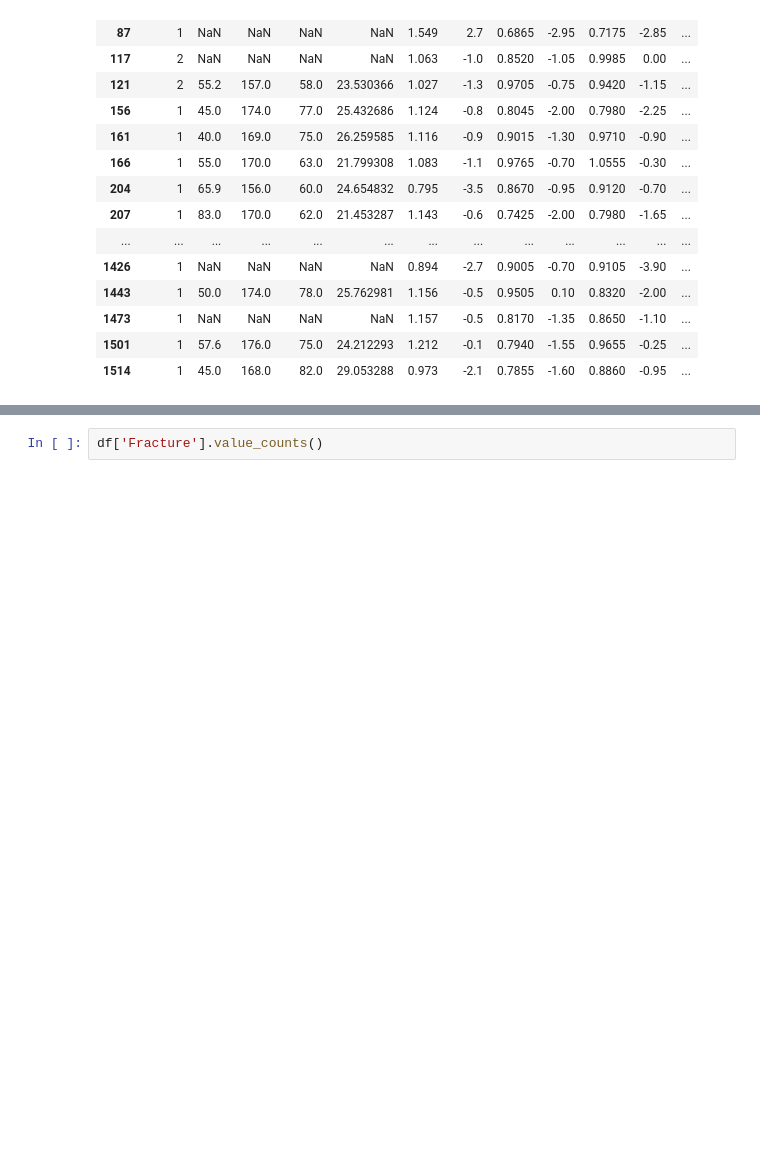
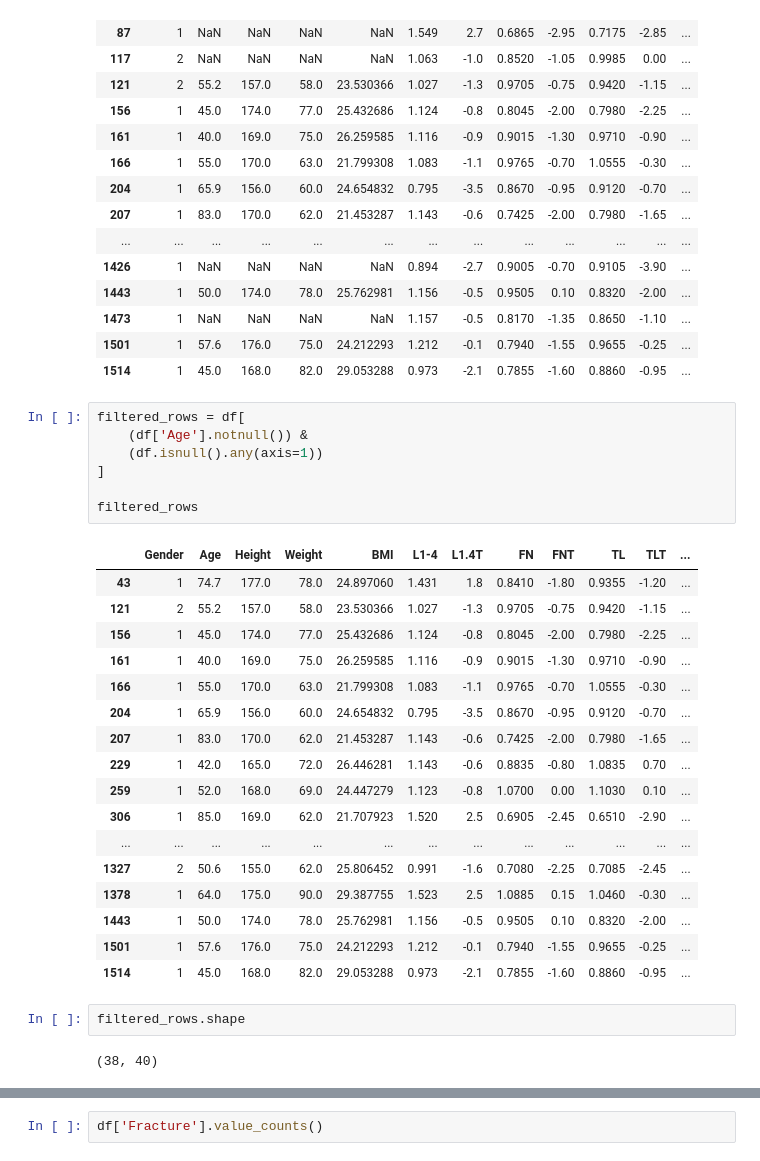
Before and after one commit to roheth286/rebone-ai, a Jupyter notebook: notebooks/notebook_01.ipynb, the cells around one changed output, grey strips where cells are left out. Drawn from its saved outputs; the diff is of its cells as text; blank space fills up the shorter version.

```diff
--- a/notebooks/notebook_01.ipynb
+++ b/notebooks/notebook_01.ipynb
@@ -61,3 +61,32 @@ missing_rows
 | 1473 | 1 | NaN | NaN | NaN | NaN | 1.157 | -0.5 | 0.8170 | -1.35 | 0.8650 | -1.10 | ... |
 | 1501 | 1 | 57.6 | 176.0 | 75.0 | 24.212293 | 1.212 | -0.1 | 0.7940 | -1.55 | 0.9655 | -0.25 | ... |
 | 1514 | 1 | 45.0 | 168.0 | 82.0 | 29.053288 | 0.973 | -2.1 | 0.7855 | -1.60 | 0.8860 | -0.95 | ... |
+# %%
+filtered_rows = df[
+    (df['Age'].notnull()) &
+    (df.isnull().any(axis=1))
+]
+
+filtered_rows
+# %% [output]
+|  | Gender | Age | Height | Weight | BMI | L1-4 | L1.4T | FN | FNT | TL | TLT | ... |
+| 43 | 1 | 74.7 | 177.0 | 78.0 | 24.897060 | 1.431 | 1.8 | 0.8410 | -1.80 | 0.9355 | -1.20 | ... |
+| 121 | 2 | 55.2 | 157.0 | 58.0 | 23.530366 | 1.027 | -1.3 | 0.9705 | -0.75 | 0.9420 | -1.15 | ... |
+| 156 | 1 | 45.0 | 174.0 | 77.0 | 25.432686 | 1.124 | -0.8 | 0.8045 | -2.00 | 0.7980 | -2.25 | ... |
+| 161 | 1 | 40.0 | 169.0 | 75.0 | 26.259585 | 1.116 | -0.9 | 0.9015 | -1.30 | 0.9710 | -0.90 | ... |
+| 166 | 1 | 55.0 | 170.0 | 63.0 | 21.799308 | 1.083 | -1.1 | 0.9765 | -0.70 | 1.0555 | -0.30 | ... |
+| 204 | 1 | 65.9 | 156.0 | 60.0 | 24.654832 | 0.795 | -3.5 | 0.8670 | -0.95 | 0.9120 | -0.70 | ... |
+| 207 | 1 | 83.0 | 170.0 | 62.0 | 21.453287 | 1.143 | -0.6 | 0.7425 | -2.00 | 0.7980 | -1.65 | ... |
+| 229 | 1 | 42.0 | 165.0 | 72.0 | 26.446281 | 1.143 | -0.6 | 0.8835 | -0.80 | 1.0835 | 0.70 | ... |
+| 259 | 1 | 52.0 | 168.0 | 69.0 | 24.447279 | 1.123 | -0.8 | 1.0700 | 0.00 | 1.1030 | 0.10 | ... |
+| 306 | 1 | 85.0 | 169.0 | 62.0 | 21.707923 | 1.520 | 2.5 | 0.6905 | -2.45 | 0.6510 | -2.90 | ... |
+| ... | ... | ... | ... | ... | ... | ... | ... | ... | ... | ... | ... | ... |
+| 1327 | 2 | 50.6 | 155.0 | 62.0 | 25.806452 | 0.991 | -1.6 | 0.7080 | -2.25 | 0.7085 | -2.45 | ... |
+| 1378 | 1 | 64.0 | 175.0 | 90.0 | 29.387755 | 1.523 | 2.5 | 1.0885 | 0.15 | 1.0460 | -0.30 | ... |
+| 1443 | 1 | 50.0 | 174.0 | 78.0 | 25.762981 | 1.156 | -0.5 | 0.9505 | 0.10 | 0.8320 | -2.00 | ... |
+| 1501 | 1 | 57.6 | 176.0 | 75.0 | 24.212293 | 1.212 | -0.1 | 0.7940 | -1.55 | 0.9655 | -0.25 | ... |
+| 1514 | 1 | 45.0 | 168.0 | 82.0 | 29.053288 | 0.973 | -2.1 | 0.7855 | -1.60 | 0.8860 | -0.95 | ... |
+# %%
+filtered_rows.shape
+# %% [output]
+(38, 40)
```
Also changed, not shown: parts of 5 cells of this notebook, 1 other file.
